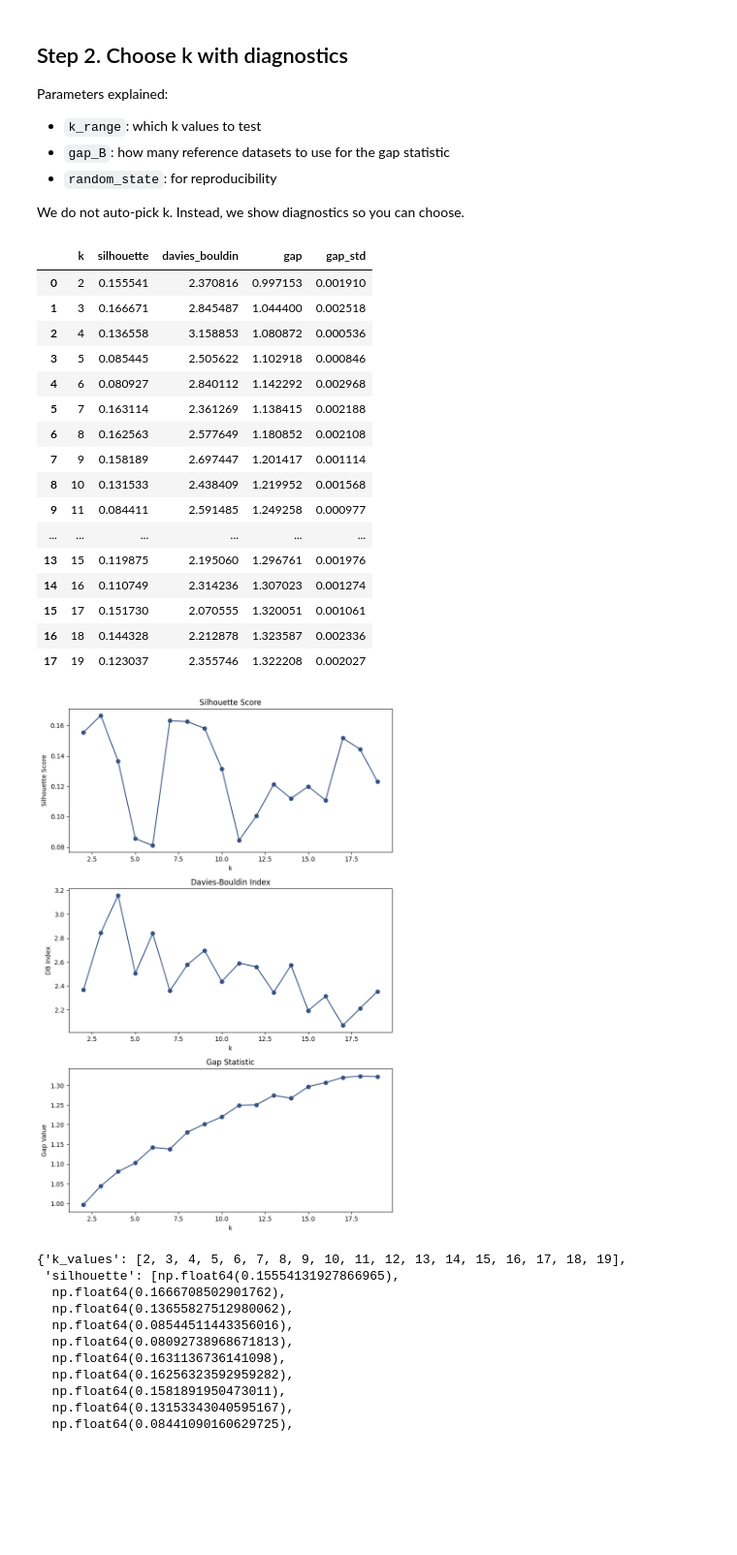
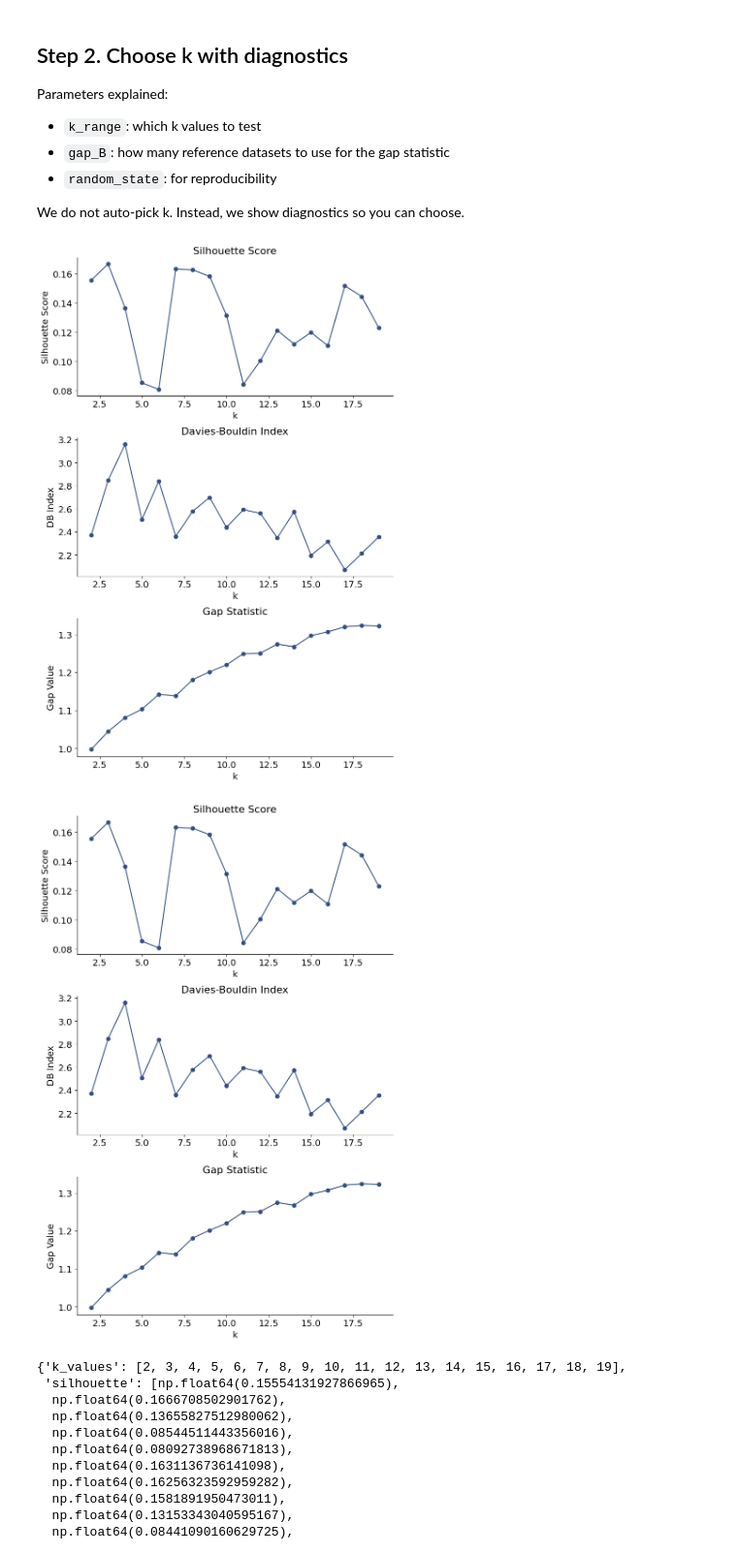
Before and after one commit to anninameyer/Intelligrate, a Jupyter notebook: docs/notebooks/01_subset_kmedoids_ga_selection.ipynb, the cells around one changed output. Shown at 97% size. Saved outputs shown, nothing was run; the diff lists cells and outputs as text; code cells hidden in the pictures; blank space fills up the shorter version.

```diff
--- a/docs/notebooks/01_subset_kmedoids_ga_selection.ipynb
+++ b/docs/notebooks/01_subset_kmedoids_ga_selection.ipynb
@@ -41,7 +41,7 @@ repo_root = find_repo_root(Path.cwd())
 # Ensure local package imports work without installation
 sys.path.insert(0, str(repo_root / 'src'))
 
-results_dir = repo_root / 'results' / 'subset'
+results_dir = repo_root / 'results/HF_sourdough' / 'subset'
 results_dir.mkdir(parents=True, exist_ok=True)
 
 print('Repo root:', repo_root)
@@ -54,8 +54,8 @@ Results dir: /Users/meyeanni/Desktop/git_sourdough/Intelligrate/ko_from_amplicon
 - `feature_table_rel.tsv`: samples x features (relative abundances)
 - `metadata.tsv`: sample metadata (includes latitude/longitude and categorical fields)
 # %%
-feature_table = pd.read_csv(repo_root / 'data' / 'feature_table_rel.tsv', sep='	', index_col=0)
-metadata = pd.read_csv(repo_root / 'data' / 'metadata.tsv', sep='	', index_col=0)
+feature_table = pd.read_csv(repo_root / 'data/HF_sourdough' / 'feature_table_rel.tsv', sep='	', index_col=0)
+metadata = pd.read_csv(repo_root / 'data/HF_sourdough' / 'metadata.tsv', sep='	', index_col=0)
 
 print('Feature table:', feature_table.shape)
 print('Metadata:', metadata.shape)
@@ -135,51 +135,39 @@ We do not auto-pick k. Instead, we show diagnostics so you can choose.
 # %%
 from intelligrate.subset import suggest_k
 
 k_range = range(2, 20) #test k from 2 to 19
 gap_B = 3 #number of bootstrap samples for gap statistic
 random_state = 42
 
 k_result = suggest_k(
     D,
     feature_table,
     k_range=k_range,
     gap_B=gap_B,
     random_state=random_state,
     return_fig=True,
 )
 
 kdiag = pd.DataFrame(
     {
         'k': k_result['k_values'],
         'silhouette': k_result['silhouette'],
         'davies_bouldin': k_result['davies_bouldin'],
         'gap': k_result['gap'],
         'gap_std': k_result['gap_std'],
     }
 )
 
 kdiag.to_csv(results_dir / 'k_diagnostics.tsv', sep='	', index=False)
 
-kdiag
+# Plot the diagnostics (also saved below)
+fig = k_result.get('figure')
+#save as pdf:
+fig.savefig(results_dir / 'k_diagnostics.pdf', bbox_inches='tight', dpi=300)
+fig
 # %% [output]
-|  | k | silhouette | davies_bouldin | gap | gap_std |
-| 0 | 2 | 0.155541 | 2.370816 | 0.997153 | 0.001910 |
-| 1 | 3 | 0.166671 | 2.845487 | 1.044400 | 0.002518 |
-| 2 | 4 | 0.136558 | 3.158853 | 1.080872 | 0.000536 |
-| 3 | 5 | 0.085445 | 2.505622 | 1.102918 | 0.000846 |
-| 4 | 6 | 0.080927 | 2.840112 | 1.142292 | 0.002968 |
-| 5 | 7 | 0.163114 | 2.361269 | 1.138415 | 0.002188 |
-| 6 | 8 | 0.162563 | 2.577649 | 1.180852 | 0.002108 |
-| 7 | 9 | 0.158189 | 2.697447 | 1.201417 | 0.001114 |
-| 8 | 10 | 0.131533 | 2.438409 | 1.219952 | 0.001568 |
-| 9 | 11 | 0.084411 | 2.591485 | 1.249258 | 0.000977 |
-| ... | ... | ... | ... | ... | ... |
-| 13 | 15 | 0.119875 | 2.195060 | 1.296761 | 0.001976 |
-| 14 | 16 | 0.110749 | 2.314236 | 1.307023 | 0.001274 |
-| 15 | 17 | 0.151730 | 2.070555 | 1.320051 | 0.001061 |
-| 16 | 18 | 0.144328 | 2.212878 | 1.323587 | 0.002336 |
-| 17 | 19 | 0.123037 | 2.355746 | 1.322208 | 0.002027 |
-[figure, old version]
+[figure, new version]
+[figure, added]
 # %%
 k_result
 # %% [output]
```
Also changed, not shown: parts of 12 cells of this notebook, 18 other files.
